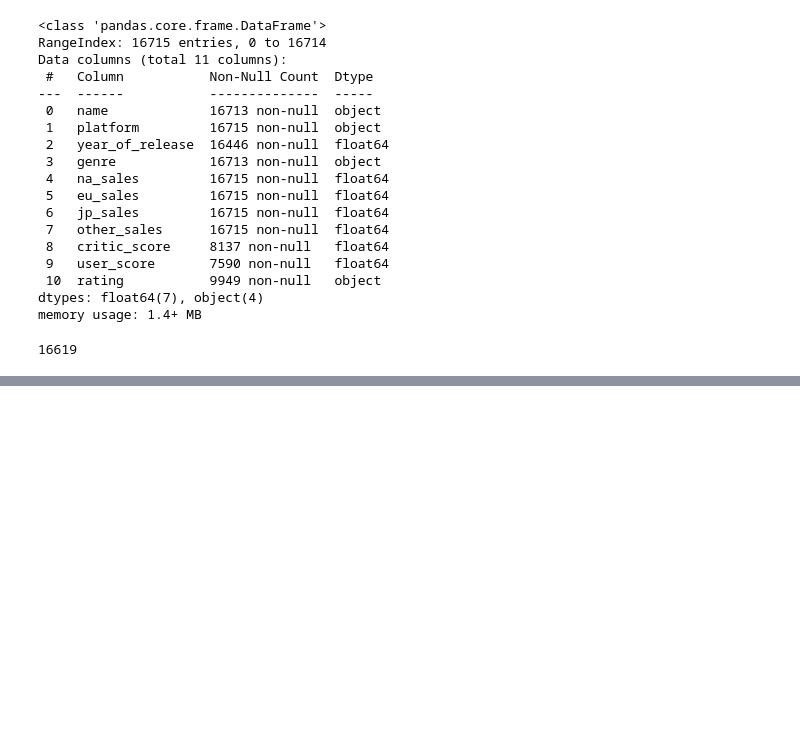
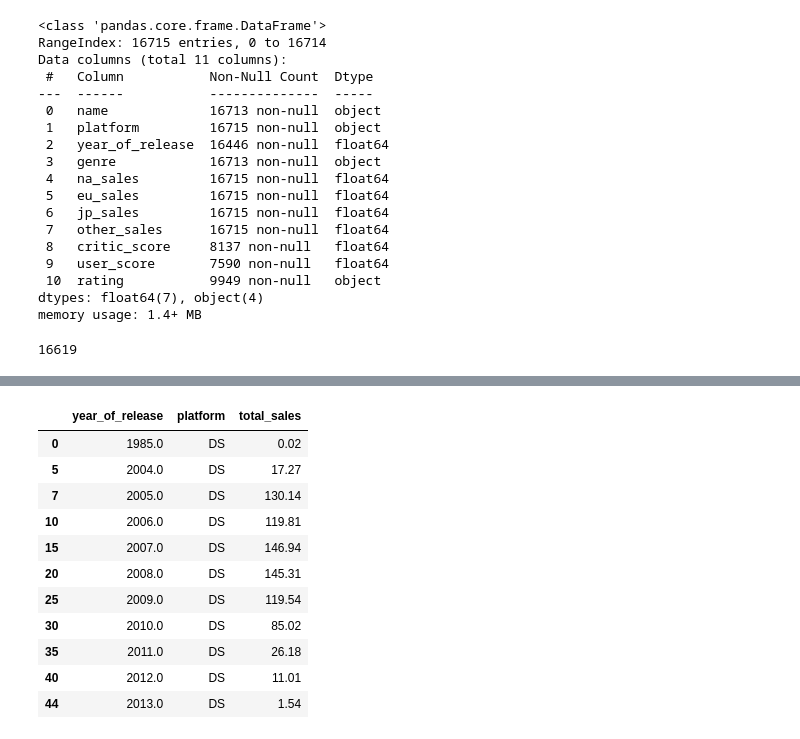
Before and after one commit to oliver-worth/GameStore-Ice-, a Jupyter notebook: IceEda-1.ipynb, the cells around one changed output, grey strips where cells are left out. Saved outputs shown, nothing was run; the diff lists cells and outputs as text; code cells hidden in the pictures; blank space fills up the shorter version.

```diff
--- a/IceEda-1.ipynb
+++ b/IceEda-1.ipynb
@@ -88,0 +267,6 @@ There are many missing values from this dataset. The name column has two missing
+# %%
+total_sales_by_platform = sales_df.groupby('platform')['total_sales'].sum().reset_index(name='total_platform_sales')
+
+total_sales_by_platform = total_sales_by_platform.sort_values(by='total_platform_sales', ascending= False)
+
+total_sales_by_platform.head()
@@ -88,0 +280,21 @@ There are many missing values from this dataset. The name column has two missing
+# %%
+top_platforms = total_sales_by_platform['platform'].head(5)
+
+
+yearly_sales = sales_df[sales_df['platform'].isin(top_platforms)].groupby(['year_of_release', 'platform'])['total_sales'].sum().reset_index()
+
+DS = yearly_sales[yearly_sales['platform'] == 'DS']
+DS
+# %% [output]
+|  | year_of_release | platform | total_sales |
+| 0 | 1985.0 | DS | 0.02 |
+| 5 | 2004.0 | DS | 17.27 |
+| 7 | 2005.0 | DS | 130.14 |
+| 10 | 2006.0 | DS | 119.81 |
+| 15 | 2007.0 | DS | 146.94 |
+| 20 | 2008.0 | DS | 145.31 |
+| 25 | 2009.0 | DS | 119.54 |
+| 30 | 2010.0 | DS | 85.02 |
+| 35 | 2011.0 | DS | 26.18 |
+| 40 | 2012.0 | DS | 11.01 |
+| 44 | 2013.0 | DS | 1.54 |
```
Also changed, not shown: parts of 21 cells of this notebook.
